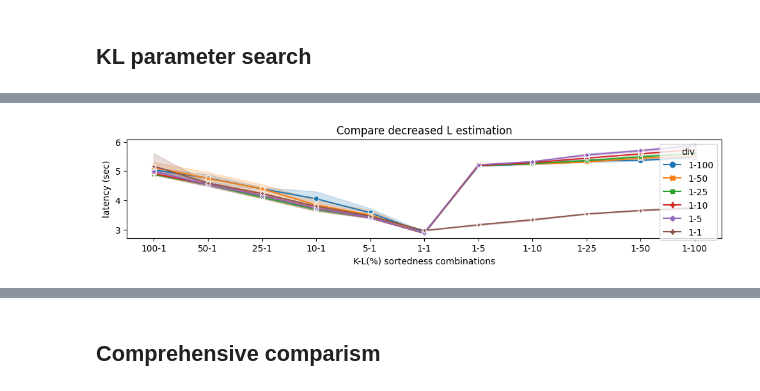
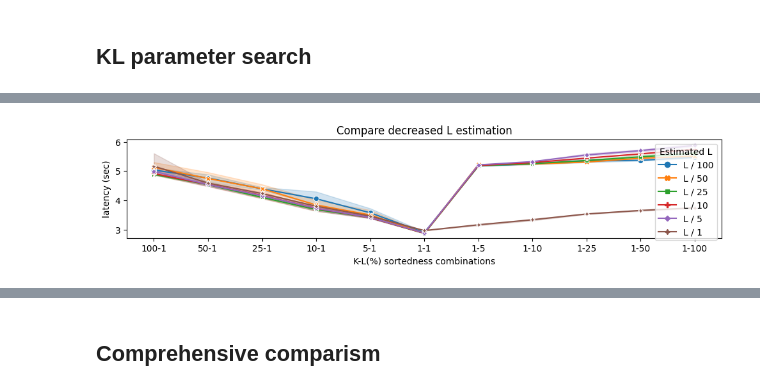
Before and after one commit to lin826/Eval-Sort, a Jupyter notebook: plot.ipynb, the cells around one changed output, grey strips where cells are left out. Drawn from its saved outputs; the diff is of its cells as text; code cells hidden in the pictures.

```diff
--- a/plot.ipynb
+++ b/plot.ipynb
@@ -93,6 +93,7 @@ df = pd.concat([
     pd.read_csv("./output/result_april26.csv", header=None),
     pd.read_csv("./output/result_kl_april26.csv", header=None),
     pd.read_csv("./output/result_kl_april27.csv", header=None),
+    # pd.read_csv("./output/result_kl_2000.csv", header=None),
 ])
 
 # Rename columns
@@ -107,6 +108,9 @@ df['latency'] = df[5] / 1e9
 df['k-l'] = df['k'].astype(str) + '-' + df['l'].astype(str)
 # Combine kdiv-ldiv
 df['div'] = df['kdiv'].astype(str) + '-' + df['ldiv'].astype(str)
+
+x = ["100-1", "50-1", "25-1", "10-1", "5-1", "0-0", "1-1", "1-5", "1-10", "1-25", "1-50", "1-100", "100-100"]
+df = pd.concat([df[df['k-l'] == kl] for kl in x])
 # %%
 df_k = df[df['algo'] == 'kl_sort'] # Ensure only parse kl_sort
 df_k = df_k[df_k['ldiv'] == 1] # Ensure only edit on k
@@ -125,19 +130,20 @@ plt.savefig("images/k_decrease.png")
 # %%
 df_l = df[df['algo'] == 'kl_sort'] # Ensure only parse kl_sort
 df_l = df_l[df_l['kdiv'] == 1] # Ensure only edit on l
-x=["100-1", "50-1", "25-1", "10-1", "5-1", "1-1", "1-5", "1-10", "1-25", "1-50", "1-100", "100-100"]
+df_l['Estimated L'] = "L / " + df_l['ldiv'].astype(str)
+x = ["100-1", "50-1", "25-1", "10-1", "5-1", "0-0", "1-1", "1-5", "1-10", "1-25", "1-50", "1-100", "100-100"]
 plt.figure(figsize=(12,2))
 plt.title("Compare decreased L estimation")
 plt.xlabel("K-L(%) sortedness combinations")
 plt.ylabel("latency (sec)")
 sns.lineplot(
     data=df_l,
-    x="k-l", y="latency", hue="div", style="div",
+    x="k-l", y="latency", hue="Estimated L", style="Estimated L",
     markers=True, dashes=False,
 )
 plt.savefig("images/l_decrease.png")
 # %% [output]
-[figure, old version]
+[figure, new version]
 # %%
 df_kl = df[df['algo'] == 'kl_sort'] # Ensure only parse kl_sort
 df_kl = df_kl[df_kl['kdiv'] == df_kl['ldiv']] # Ensure only edit on both k and l
```
Also changed, not shown: parts of 4 cells of this notebook, 1 other file.
